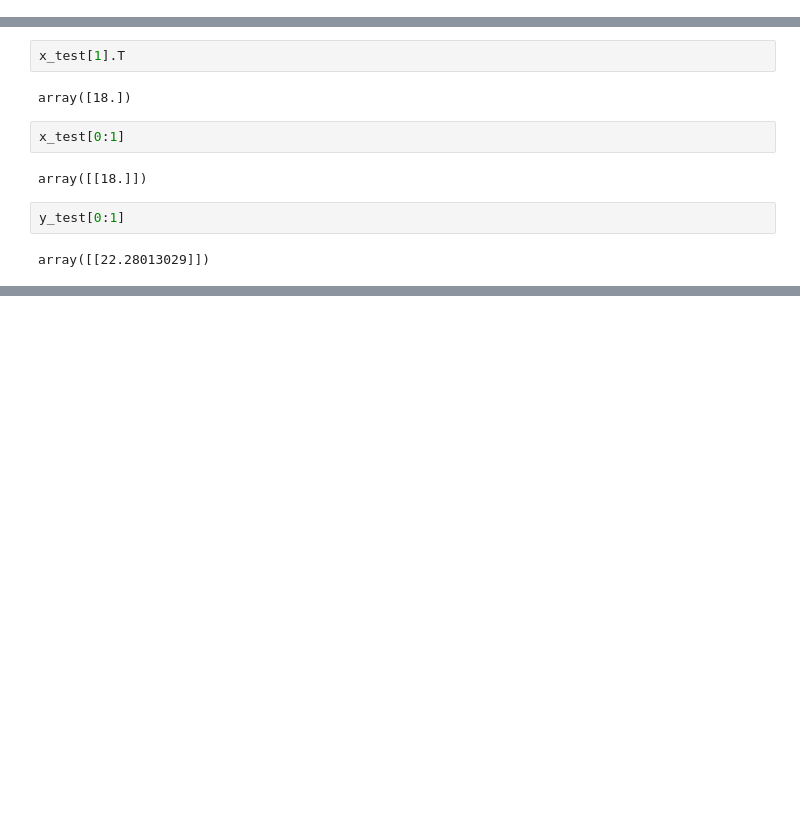
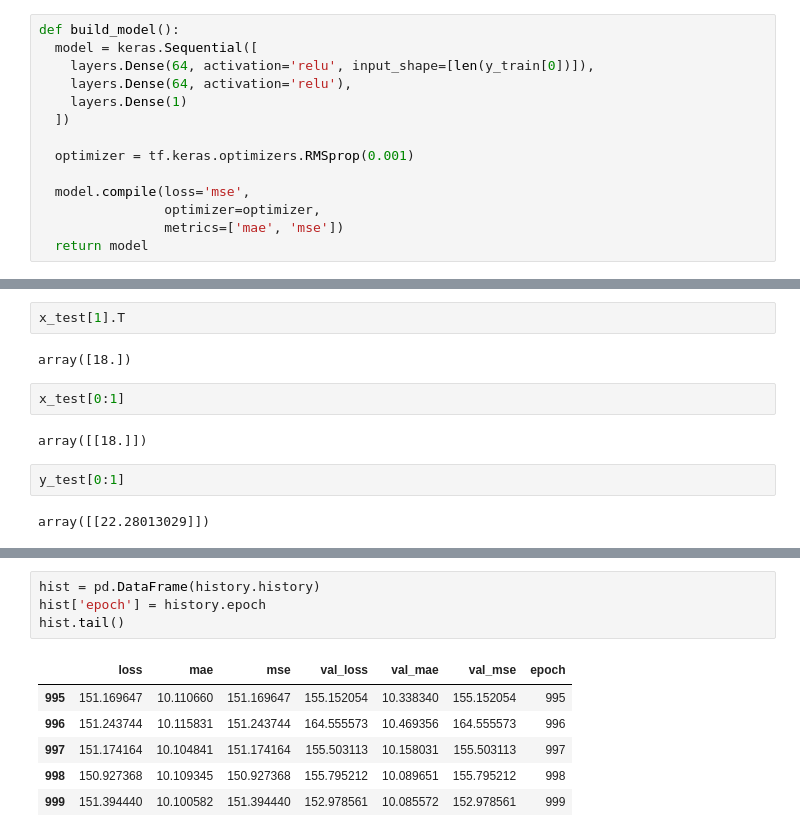
Before and after one commit to Parth7/ML-for-finance, a Jupyter notebook: NN_VAR_data_3.ipynb, the cells around one changed output, grey strips where cells are left out. Saved outputs shown, nothing was run; the diff lists cells and outputs as text; blank space fills up the shorter version.

```diff
--- a/NN_VAR_data_3.ipynb
+++ b/NN_VAR_data_3.ipynb
@@ -168,0 +133,14 @@ Epoch 500/500
+# %%
+def build_model():
+  model = keras.Sequential([
+    layers.Dense(64, activation='relu', input_shape=[len(y_train[0])]),
+    layers.Dense(64, activation='relu'),
+    layers.Dense(1)
+  ])
+
+  optimizer = tf.keras.optimizers.RMSprop(0.001)
+
+  model.compile(loss='mse',
+                optimizer=optimizer,
+                metrics=['mae', 'mse'])
+  return model
@@ -206,0 +230,11 @@ Actual [[24.]]
+# %%
+hist = pd.DataFrame(history.history)
+hist['epoch'] = history.epoch
+hist.tail()
+# %% [output]
+|  | loss | mae | mse | val_loss | val_mae | val_mse | epoch |
+| 995 | 151.169647 | 10.110660 | 151.169647 | 155.152054 | 10.338340 | 155.152054 | 995 |
+| 996 | 151.243744 | 10.115831 | 151.243744 | 164.555573 | 10.469356 | 164.555573 | 996 |
+| 997 | 151.174164 | 10.104841 | 151.174164 | 155.503113 | 10.158031 | 155.503113 | 997 |
+| 998 | 150.927368 | 10.109345 | 150.927368 | 155.795212 | 10.089651 | 155.795212 | 998 |
+| 999 | 151.394440 | 10.100582 | 151.394440 | 152.978561 | 10.085572 | 152.978561 | 999 |
```
Also changed, not shown: parts of 16 cells of this notebook.
